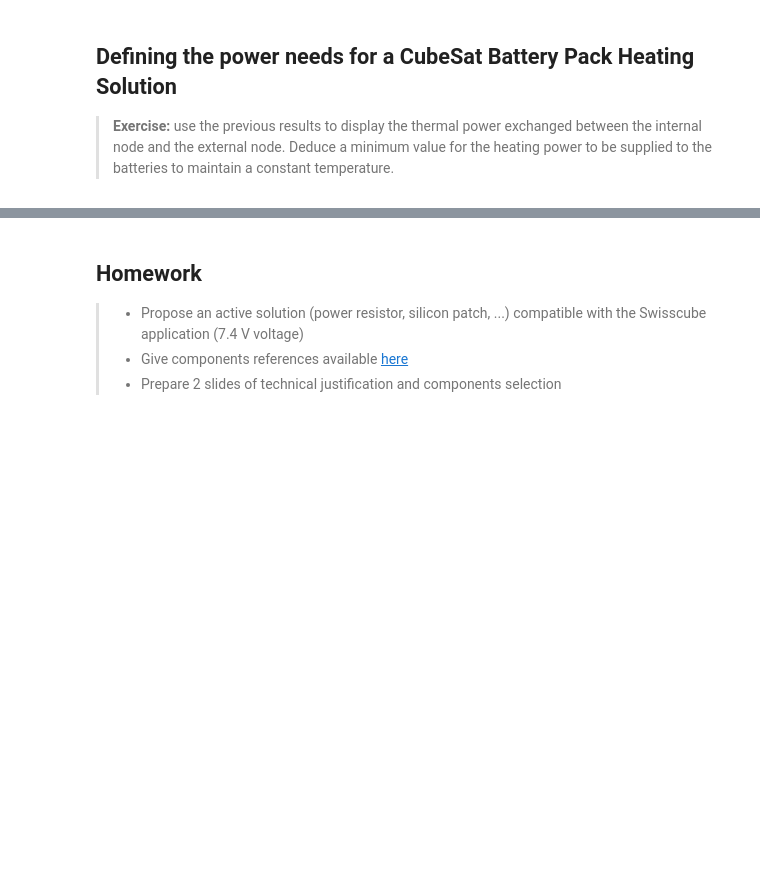
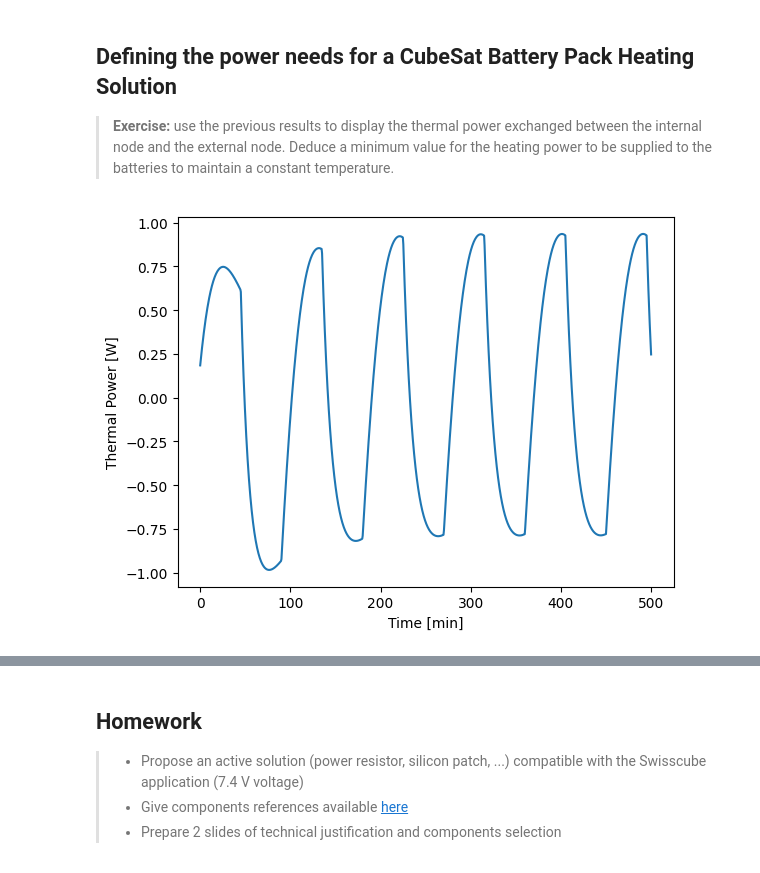
Before and after one commit to Arnet41/Arnet, a Jupyter notebook: notebook/04_TD1_CubeSatThermalModeling_Student.ipynb, the cells around one changed output, grey strips where cells are left out. Cells and saved outputs as stored; diff of their text form; code cells hidden in the pictures; blank space fills up the shorter version.

```diff
--- a/notebook/04_TD1_CubeSatThermalModeling_Student.ipynb
+++ b/notebook/04_TD1_CubeSatThermalModeling_Student.ipynb
@@ -237,15 +223,17 @@ ValueError: diff requires input that is at least one dimensional
 
 > **Exercise:** use the previous results to display the thermal power exchanged between the internal node and the external node. Deduce a minimum value for the heating power to be supplied to the batteries to maintain a constant temperature.
 # %%
-#T1=y[:,0]
-#T2=y[:,1]
+T1=y[:,0]
+T2=y[:,1]
 
-# Pint=......
+Pint = (K*(T2-T1))+(R*((T2+273.15)**4-(T1+273.15)**4))
 
-#plt.plot(t/60,Pint)
-#plt.xlabel('Time [min]')
-#plt.ylabel('Thermal Power [W]')
-#plt.show()
+plt.plot(t/60,Pint)
+plt.xlabel('Time [min]')
+plt.ylabel('Thermal Power [W]')
+plt.show()
+# %% [output]
+[figure, added]
 # %% [markdown]
 > **Exercise:** modify the numerical model to incorporate thermal relay control with hysteresis between 15 and 20°C. Test different heating value. Conclusion.
 
```
Also changed, not shown: parts of 3 cells of this notebook.
